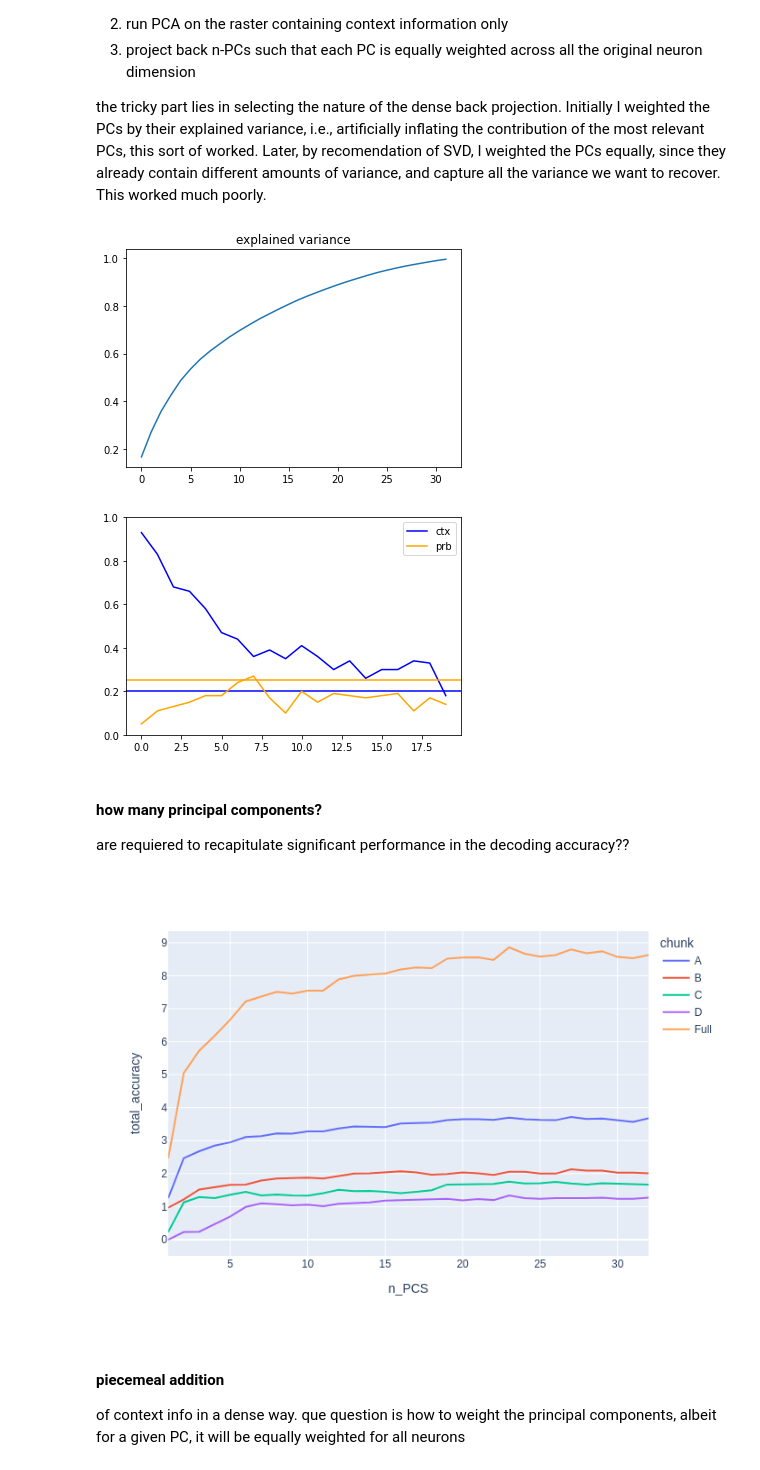
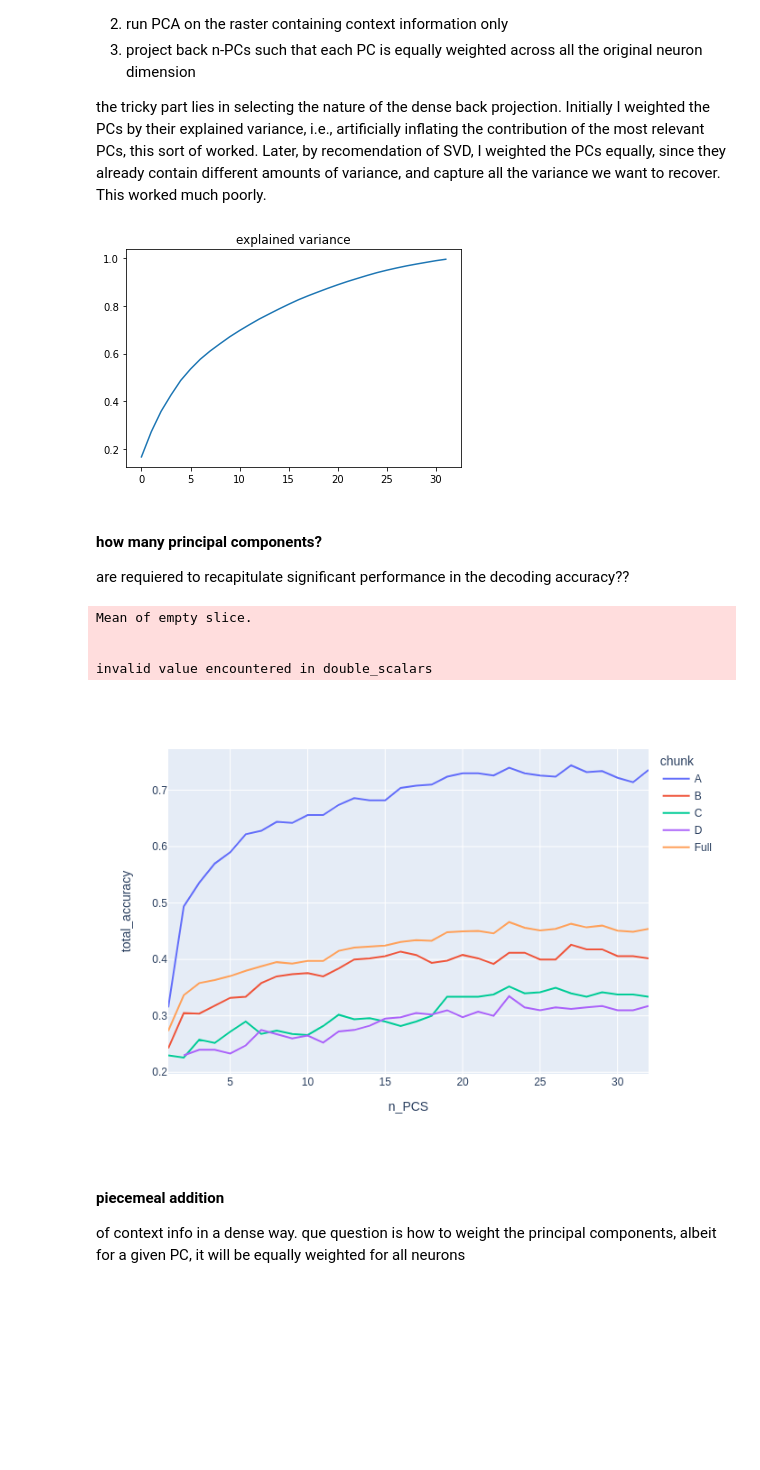
Before and after one commit to Mateo-Lopez-Espejo/context_probe_analysis, a Jupyter notebook: notebooks/221219_decoder.ipynb, the cells around one changed output. Saved outputs shown, nothing was run; the diff lists cells and outputs as text; code cells hidden in the pictures; blank space fills up the shorter version.

```diff
--- a/notebooks/221219_decoder.ipynb
+++ b/notebooks/221219_decoder.ipynb
@@ -135,28 +121,3 @@ Using linear support vecotr machines, create a decoder that tries to infer the c
 identity based on the activity data. This is done indepenedently over time points.
 To validate the quality of the decoder we calculate its prediction accuracy,
 and to avoid overfitig we do this with cross validation.
-# %%
-# decoding is done per time slice
-def get_svm_accuracy(arr, label):
-    """
-    fits a linear support vector machine at each time point and
-    returns the vector for the cross-validated prediction-accuracy over time.
-    """
-    accuracy = np.empty([tme])
-    for tt in range(tme):
-        X = arr[:,:,tt]  # n_samples x m_features == n_reps x m_units
-        Y = label # n_labels. 0:rep, 1:ctx, 2:prb
-
-        x_train, x_test, y_train, y_test = train_test_split(X, Y, random_state=42, test_size=0.25)
-
-        # clf = LinearSVC() # base approach, see below for normalization
-        # set dual to false since we have many more trials (~400=ctx*prb*reps) than we have feature(~30 neurons)
-        clf = make_pipeline(StandardScaler(), LinearSVC(dual=False, random_state=42))
-
-        clf.fit(x_train, y_train)
-        y_pred = clf.predict(x_test)
-
-        accuracy[tt] = accuracy_score(y_test, y_pred)
-
-    chance = 1 / len(np.unique(Y))
-    return accuracy, chance
@@ -305,14 +202,6 @@ Later, by recomendation of SVD, I weighted the PCs equally, since they already c
 of variance, and capture all the variance we want to recover. This worked  much poorly.
 # %%
 # fits data on trial averages, we don't want to fit noise.
-def unfold_for_PCA(arr):
-    rep, neu, ctx, prb, tme = arr.shape
-    return np.swapaxes(arr, 0, 1).reshape([neu, -1])
-
-def refold_from_PCA(arr, shape):
-    rep, neu, ctx, prb, tme = shape
-    # notice how the first two dimension are swapped during reshape
-    return np.swapaxes(arr.reshape([neu, rep, ctx, prb, tme]), 0,1)
 
 # PCA of contextual effects alone
 # Remove probe information array obtained by averaging out context info
@@ -339,38 +228,41 @@ _ = plt.title('explained variance')
 _ = decode_and_plot(transformed)
 # %% [output]
 [figure]
-[figure, removed]
 # %% [markdown]
 #### how many principal components?
 are requiered to recapitulate significant performance in the decoding accuracy??
 # %%
 ufd, lbl = unfold_rep_ctx_prb(transformed)
 
-summed_accuarcy = list()
+agg_accuracy = list()
 # calculate accuracy increase as a funcion of increasing number of principal components
 for pp in range(ufd.shape[1]):
     acc, chz = get_svm_accuracy(ufd[:,np.arange(pp+1),:],
                                 lbl['context'])
     d = dict()
     d['n_PCS'] = pp+1
     for cnk_nm, slcr in {"A":np.s_[:5], "B":np.s_[5:10], "C":np.s_[10:15], "D":np.s_[15:], "Full":np.s_[:],}.items():
         chunk = acc[slcr]
-        sum_acc = np.sum(chunk[chunk>chz])
-        d[cnk_nm] = sum_acc
+        # d[cnk_nm] = np.sum(chunk[chunk>chz])
+        d[cnk_nm] = np.mean(chunk[chunk>chz])
 
-    summed_accuarcy.append(d)
+    agg_accuracy.append(d)
 
-summed_accuarcy = pd.DataFrame(summed_accuarcy)
-summed_accuarcy = pd.melt(summed_accuarcy, id_vars=['n_PCS'], value_vars=['A','B','C','D','Full'],
+agg_accuracy = pd.DataFrame(agg_accuracy)
+agg_accuracy = pd.melt(agg_accuracy, id_vars=['n_PCS'], value_vars=['A','B','C','D','Full'],
                  var_name='chunk', value_name='total_accuracy')
 
 
 # no plots the total accuracy (y) as a funciton of total PCs
-fig = px.line(data_frame=summed_accuarcy, x='n_PCS', y='total_accuracy', color='chunk')
+fig = px.line(data_frame=agg_accuracy, x='n_PCS', y='total_accuracy', color='chunk')
 img_bytes = fig.to_image(format="png",  scale=1)
 Image(img_bytes)
 # %% [output]
+Mean of empty slice.
+
+
+invalid value encountered in double_scalars
-[figure, old version]
+[figure, new version]
 # %% [markdown]
 #### piecemeal addition
 of context info in a dense way. que question is how to weight the principal components, albeit for a given PC,
```
Also changed, not shown: parts of 63 cells of this notebook, 13 other files.
